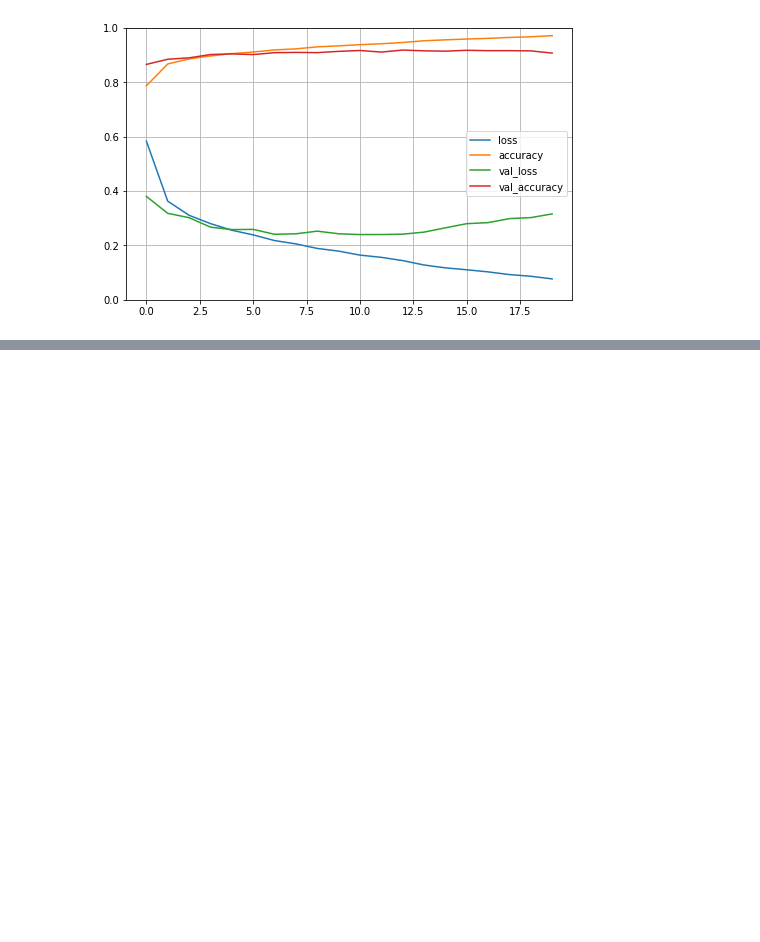
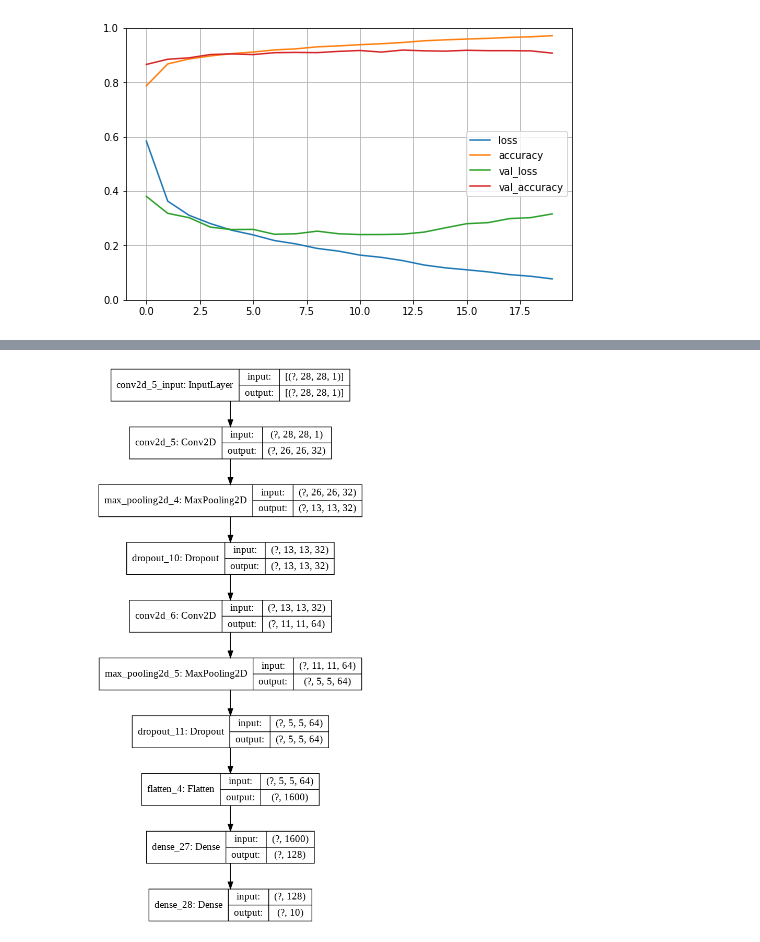
Before and after one commit to demelere/CNNs-for-Computer-Vision, a Jupyter notebook: 458_Assignment_2.ipynb, the cells around one changed output, grey strips where cells are left out. Saved outputs shown, nothing was run; the diff lists cells and outputs as text; code cells hidden in the pictures; blank space fills up the shorter version.

```diff
--- a/458_Assignment_2.ipynb
+++ b/458_Assignment_2.ipynb
@@ -753,0 +959,15 @@ plt.show()
+# %%
+model_3ado = models.Sequential()
+model_3ado.add(layers.Conv2D(32, (3, 3), activation='relu', input_shape=(28, 28, 1)))
+model_3ado.add(layers.MaxPooling2D((2, 2)))
+model_3ado.add(layers.Dropout(0.2))
+model_3ado.add(layers.Conv2D(64, (3, 3), activation='relu'))
+model_3ado.add(layers.MaxPooling2D((2, 2)))
+model_3ado.add(layers.Dropout(0.2))
+model_3ado.add(layers.Flatten())
+model_3ado.add(layers.Dense(128, activation='relu'))
+model_3ado.add(layers.Dense(10, activation='softmax'))
+
+model_3ado.compile(optimizer='adam', loss='sparse_categorical_crossentropy', metrics=['accuracy'])
+
+model_3ado.summary()
@@ -753,0 +992,4 @@ plt.show()
+# %%
+keras.utils.plot_model(model_3ado, show_shapes=True)
+# %% [output]
+[figure, added]
```
Also changed, not shown: parts of 45 cells of this notebook.
